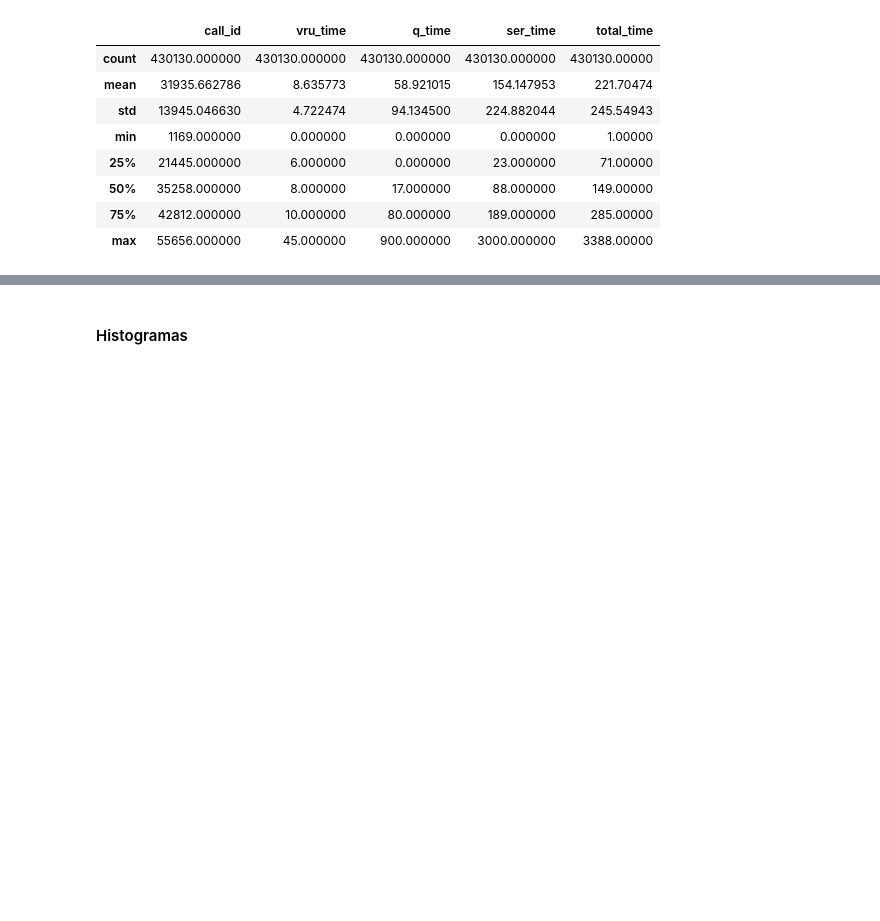
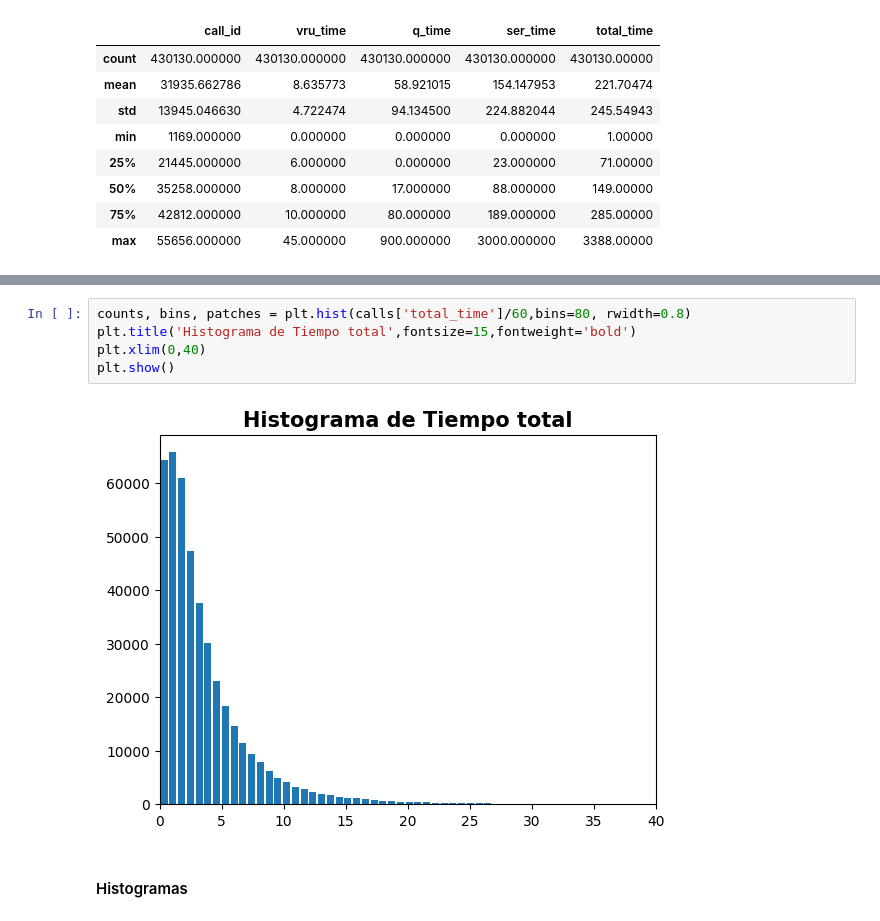
Before and after one commit to carocardenas0699/Proyecto-Integrador-CallCenter, a Jupyter notebook: EDA Completo.ipynb, the cells around one changed output, grey strips where cells are left out. Saved outputs shown, nothing was run; the diff lists cells and outputs as text; blank space fills up the shorter version.

```diff
--- a/EDA Completo.ipynb
+++ b/EDA Completo.ipynb
@@ -542,3 +550,10 @@ calls.describe()
+# %%
+counts, bins, patches = plt.hist(calls['total_time']/60,bins=80, rwidth=0.8)
+plt.title('Histograma de Tiempo total',fontsize=15,fontweight='bold')
+plt.xlim(0,40)
+plt.show()
+# %% [output]
+[figure, added]
 # %% [markdown]
 #### Histogramas
 # %%
```
Also changed, not shown: parts of 8 cells of this notebook.
